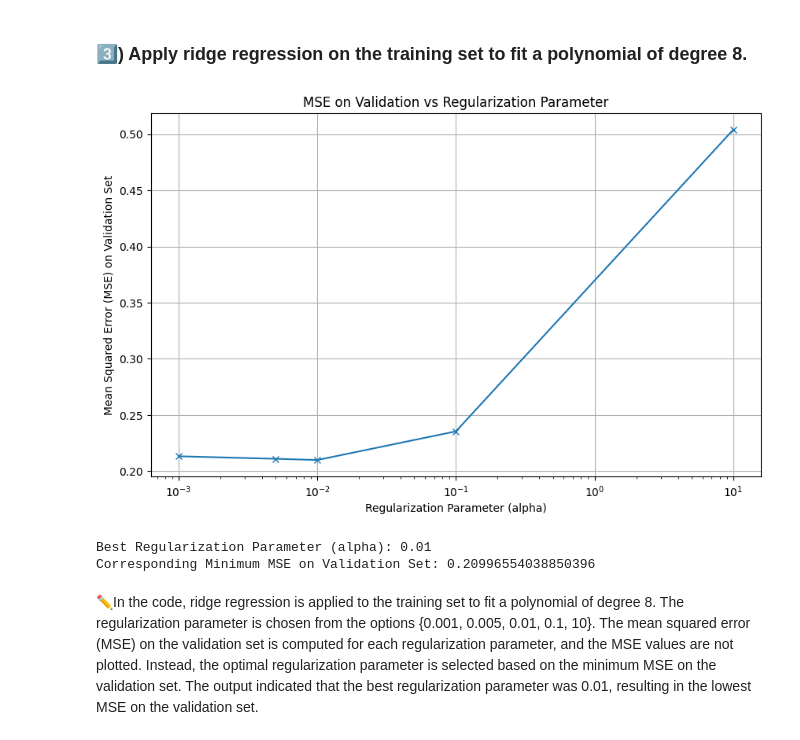
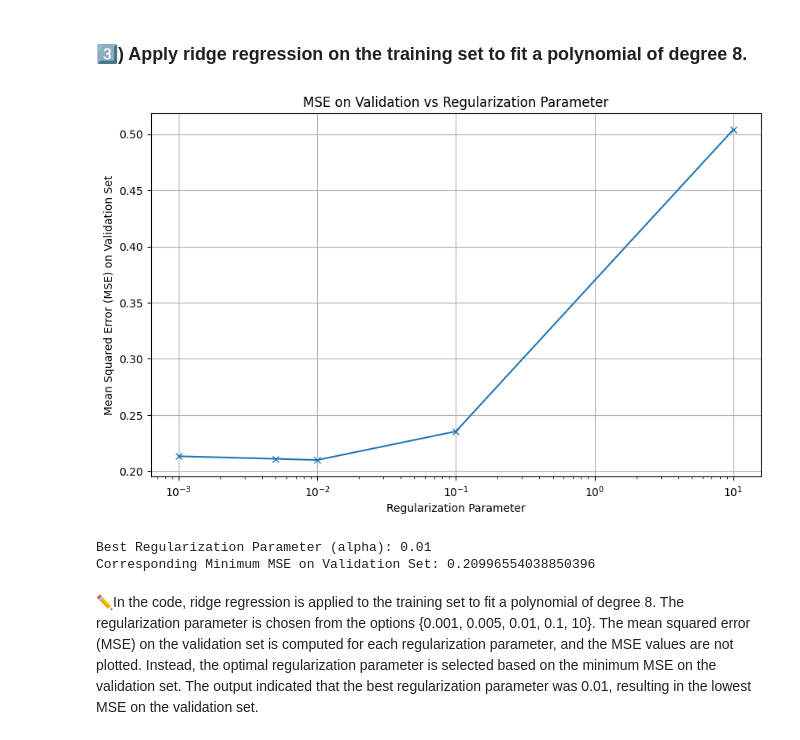
Before and after one commit to Omarmasalmah/Machine_Learning-Assignment_-2-, a Jupyter notebook: main.ipynb, the cells around one changed output. Drawn from its saved outputs; the diff is of its cells as text; code cells hidden in the pictures.

```diff
--- a/main.ipynb
+++ b/main.ipynb
@@ -157,49 +166,49 @@ The polynomial regression analysis indicates that the best polynomial degree for
 # %% [markdown]
 ### **3️⃣**) Apply ridge regression on the training set to fit a polynomial of degree 8.
 # %%
-# Define the degree of the polynomial
+# Define the degree
 degree = 8
 
 # Create polynomial features
 poly = PolynomialFeatures(degree=degree)
-X_poly_train = poly.fit_transform(X_train)
-X_poly_val = poly.transform(X_val)
+X_poly_train = poly.fit_transform(X_Training)
+X_poly_vali = poly.transform(X_validation)
 
 # Define regularization parameters
-alpha_values = [0.001, 0.005, 0.01, 0.1, 10]
-mse_values = []
+alpha_Values = [0.001, 0.005, 0.01, 0.1, 10]
+mse_Values = []
 
 # Iterate over each alpha value
-for alpha in alpha_values:
+for alpha in alpha_Values:
     # Fit Ridge regression model
     ridge_model = Ridge(alpha=alpha)
-    ridge_model.fit(X_poly_train, y_train)
+    ridge_model.fit(X_poly_train, y_Training)
 
     # Predict on validation set
-    y_val_pred = ridge_model.predict(X_poly_val)
+    y_validation_predict = ridge_model.predict(X_poly_vali)
 
     # Calculate mean squared error for validation set
-    mse = mean_squared_error(y_val, y_val_pred)
-    mse_values.append(mse)
+    mse = mean_squared_error(y_validation, y_validation_predict)
+    mse_Values.append(mse)
 
 # Plot MSE on validation vs regularization parameter
 plt.figure(figsize=(10, 6))
-plt.plot(alpha_values, mse_values, marker='x')
+plt.plot(alpha_Values, mse_Values, marker='x')
 plt.xscale('log')  # Set x-axis to logarithmic scale for better visualization
 plt.title('MSE on Validation vs Regularization Parameter')
-plt.xlabel('Regularization Parameter (alpha)')
+plt.xlabel('Regularization Parameter')
 plt.ylabel('Mean Squared Error (MSE) on Validation Set')
-plt.grid(True)
+plt.grid()
 plt.show()
 
 # Find the best alpha value with the minimum MSE
-best_alpha = alpha_values[np.argmin(mse_values)]
-best_mse = np.min(mse_values)
+best_alpha = alpha_Values[np.argmin(mse_Values)]
+best_mse = np.min(mse_Values)
 
 print(f"Best Regularization Parameter (alpha): {best_alpha}")
 print(f"Corresponding Minimum MSE on Validation Set: {best_mse}")
 # %% [output]
-[figure, old version]
+[figure, new version]
 Best Regularization Parameter (alpha): 0.01
 Corresponding Minimum MSE on Validation Set: 0.20996554038850396
 # %% [markdown]
```
Also changed, not shown: parts of 18 cells of this notebook.
